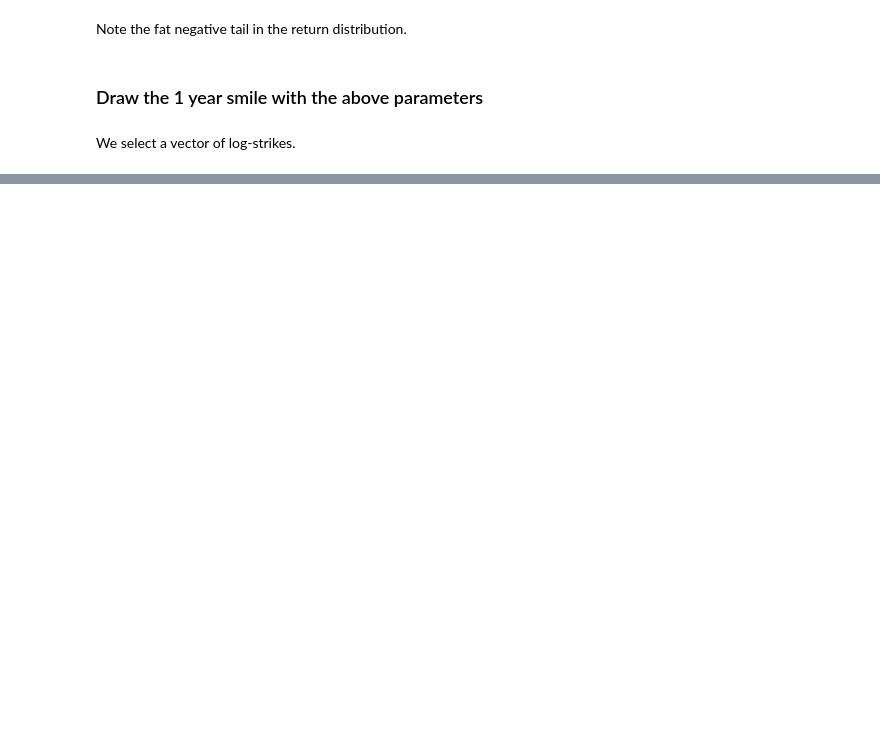
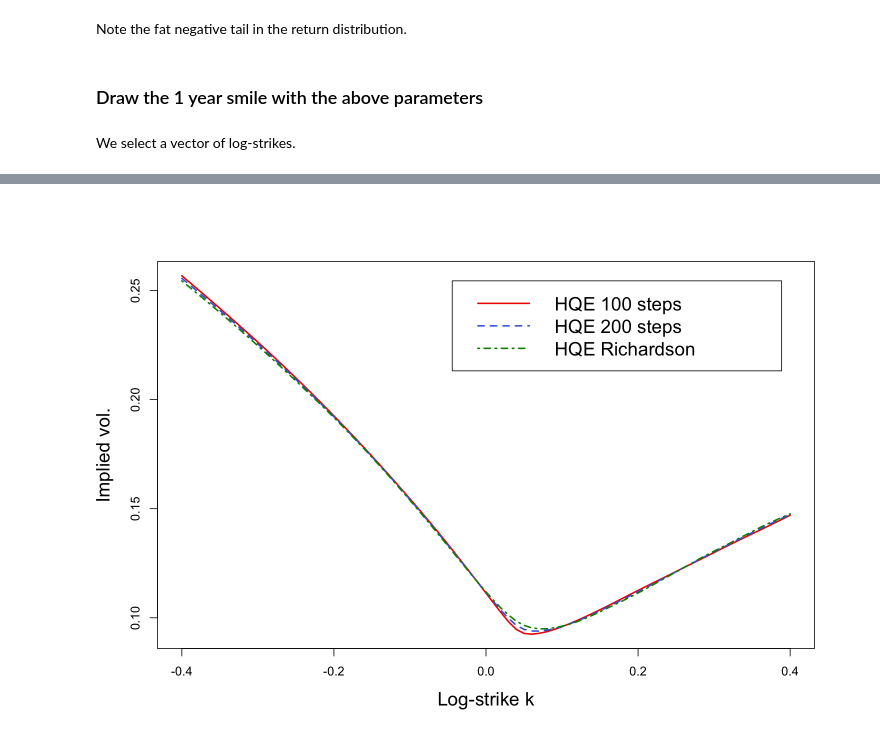
Before and after one commit to jgatheral/AFVsimulationCode, a Jupyter notebook: AFV simulation demonstration.ipynb, the cells around one changed output, grey strips where cells are left out. Saved outputs shown, nothing was run; the diff lists cells and outputs as text; code cells hidden in the pictures; blank space fills up the shorter version.

```diff
--- a/AFV simulation demonstration.ipynb
+++ b/AFV simulation demonstration.ipynb
@@ -125,0 +147,10 @@ options(repr.plot.width=10,repr.plot.height=7,repr.plot.res=150)
+# %%
+plot(kk,smile.HQE.100,col=rd,lwd=2,type="l",
+     xlab="Log-strike k", ylab = "Implied vol.",cex.lab=1.5)
+lines(kk,smile.HQE.200,col=bl,lwd=2,lty=2)
+lines(kk,smile.HQE.Richardson,col=gr,lwd=2,lty=4)
+legend("topright",c("HQE 100 steps","HQE 200 steps",
+    "HQE Richardson"), cex=1.5, inset=.05,
+       lty=c(1,2,4),col=c(rd,bl,gr), lwd=2)
+# %% [output]
+[figure, added]
```
Also changed, not shown: parts of 29 cells of this notebook, 4 other files.
